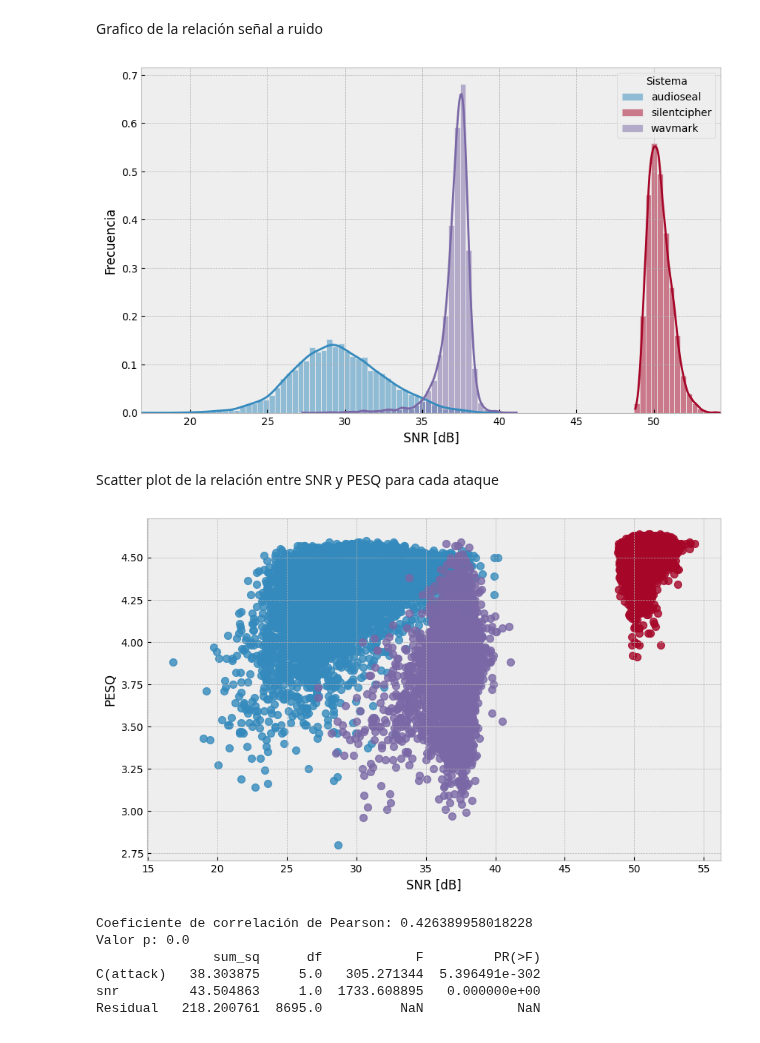
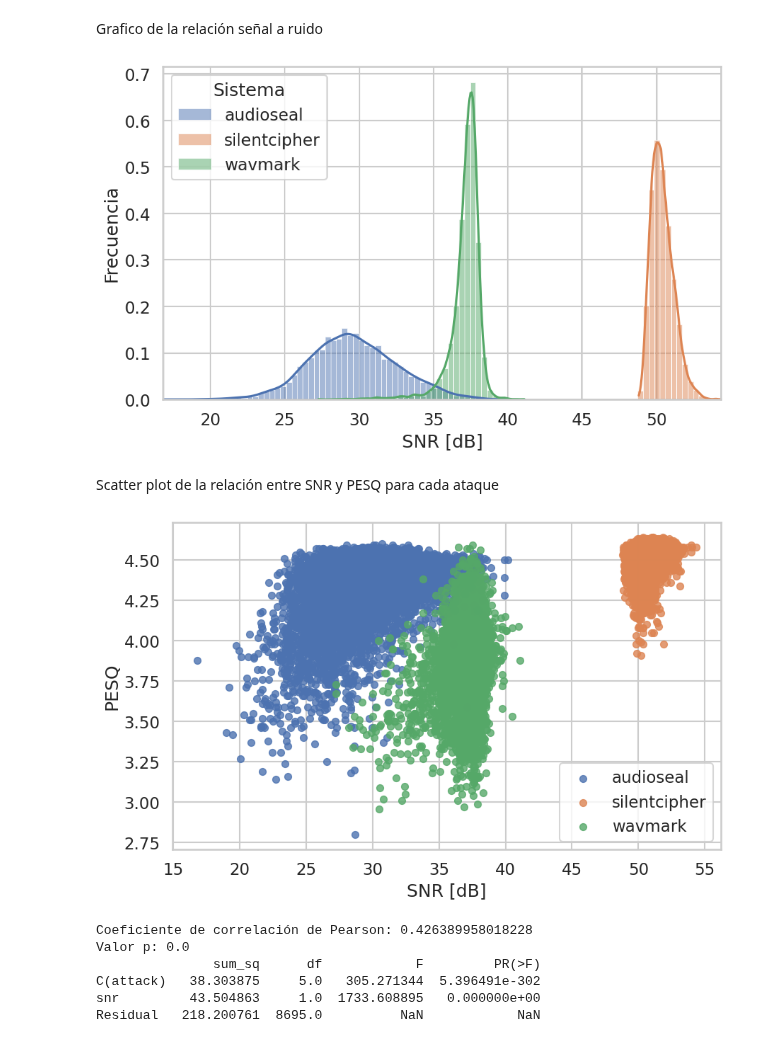
Before and after one commit to almarazj/watermarking-systems, a Jupyter notebook: plots/plots_tesis.ipynb, the cells around one changed output. Drawn from its saved outputs; the diff is of its cells as text; code cells hidden in the pictures.

```diff
--- a/plots/plots_tesis.ipynb
+++ b/plots/plots_tesis.ipynb
@@ -29,3 +31,6 @@ for system in systems:
+# %%
+plt.style.use('bmh')
+sns.set_theme(style="whitegrid", context="talk")
 # %% [markdown]
 Gráfico de la evaluación perceptual de la calidad del habla (snr)
 # %%
@@ -50,10 +54,9 @@ plt.show()
 # %% [markdown]
 Grafico de la relación señal a ruido
 # %%
-plt.style.use('bmh')
 plt.figure(figsize=(10, 6))
-plt.xlabel('SNR [dB]', fontsize=12)
-plt.ylabel('Frecuencia', fontsize=12)
+plt.xlabel('SNR [dB]')
+plt.ylabel('Frecuencia')
 
 snr_min = min(data[system]['snr'].min() for system in systems)
 snr_max = max(data[system]['snr'].max() for system in systems)
@@ -68,22 +71,22 @@ plt.xlim([snr_min, snr_max])
 plt.savefig(plots_folder / 'snr_combined.svg')
 plt.show()
 # %% [output]
-[figure, old version]
+[figure, new version]
 # %% [markdown]
 Scatter plot de la relación entre SNR y PESQ para cada ataque
 # %%
-plt.style.use('bmh')
 plt.figure(figsize=(10, 6))
 plt.xlabel('SNR [dB]')
 plt.ylabel('PESQ')
 for system in systems:
     sns.regplot(x='snr', y='pesq', data=data[system], label=system, marker='o', scatter_kws={'s': 50}, fit_reg=False)
 plt.xlabel('SNR [dB]')
 plt.ylabel('PESQ')
+plt.legend()
 plt.savefig(plots_folder / 'snr-pesq.svg')
 plt.show()
 # %% [output]
-[figure, old version]
+[figure, new version]
 # %%
 correlation, p_value = pearsonr(data['audioseal']['snr'], data['audioseal']['pesq'])
 print(f'Coeficiente de correlación de Pearson: {correlation}')
```
Also changed, not shown: parts of 5 cells of this notebook, 4 other files.
